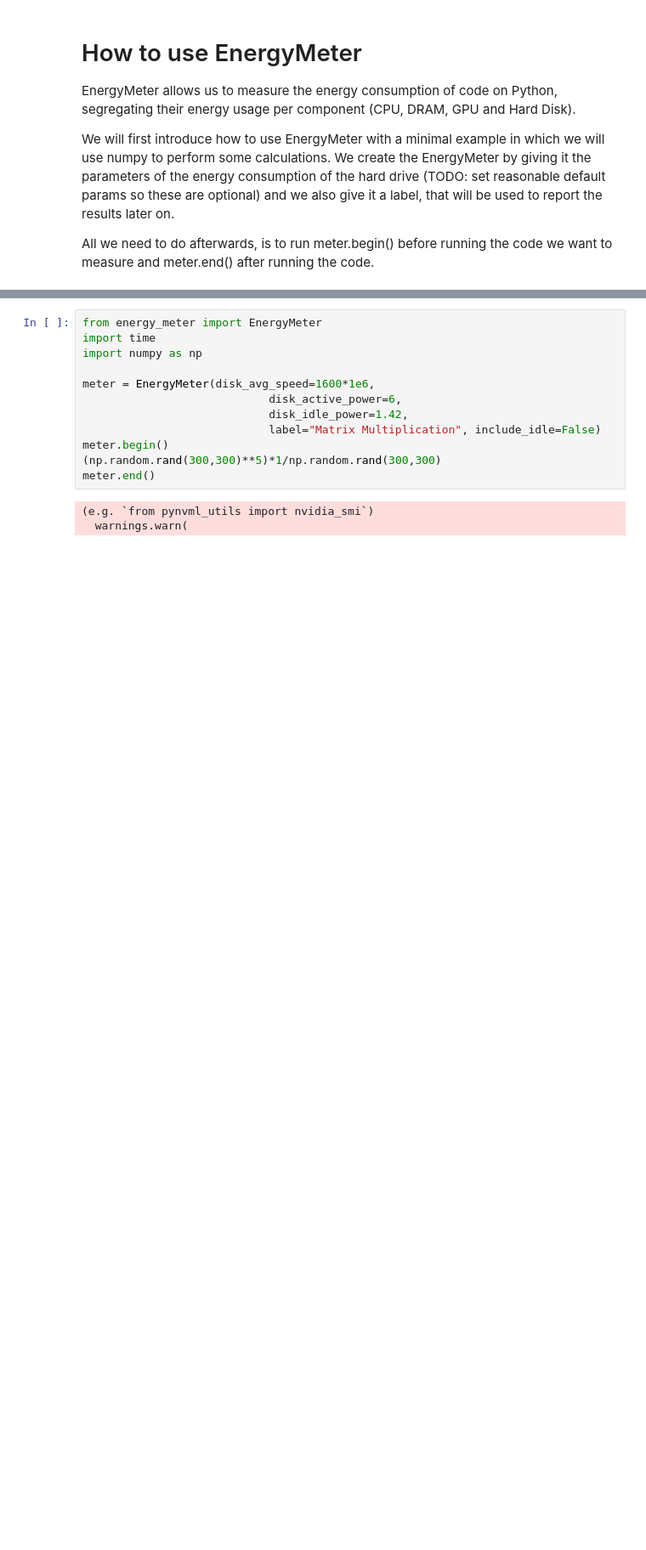
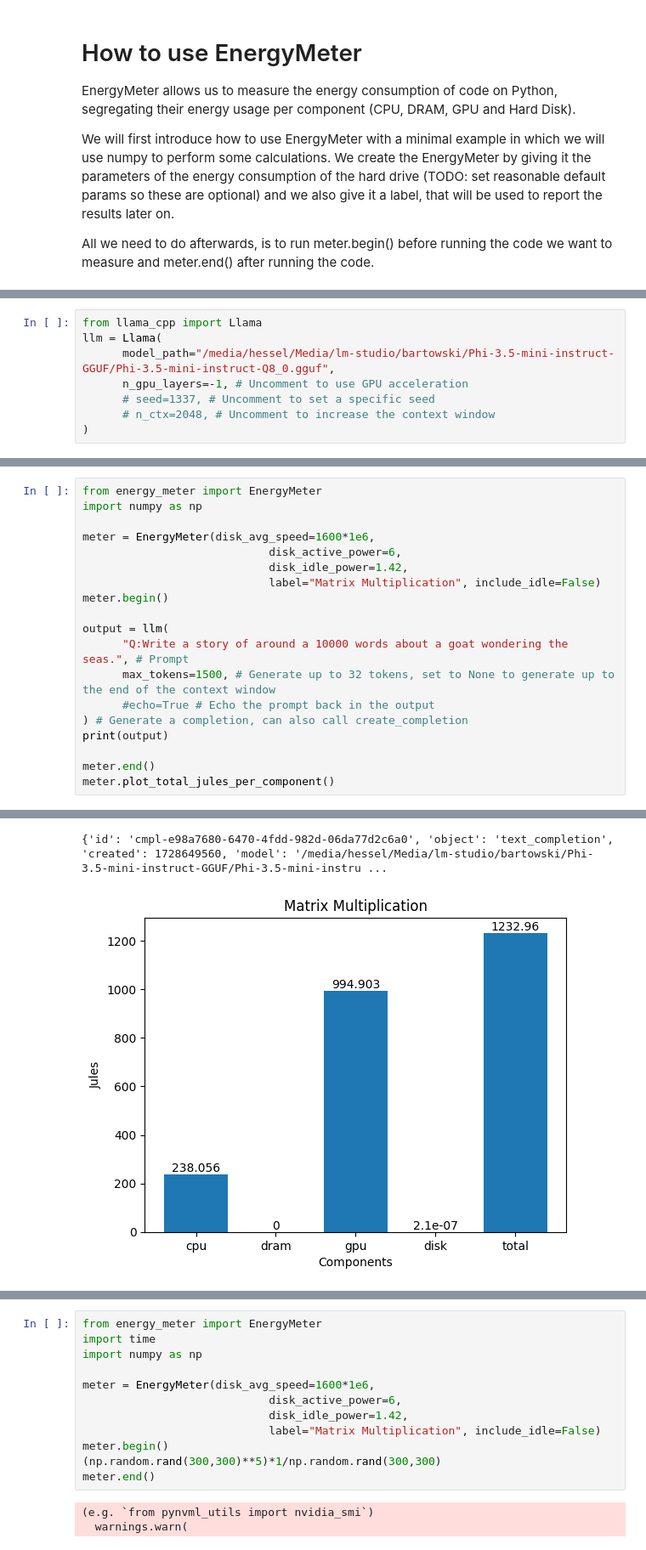
Before and after one commit to HesselTjeerdsma/master-thesis, a Jupyter notebook: src/tools/EnergyMeter/Measuring_energy_consumption.ipynb, the cells around one changed output, grey strips where cells are left out. Shown: that part at 85% size. Saved outputs shown, nothing was run; the diff lists cells and outputs as text; blank space fills up the shorter version.

Commit message:
wip: testing energy meter with conda

```diff
--- a/src/tools/EnergyMeter/Measuring_energy_consumption.ipynb
+++ b/src/tools/EnergyMeter/Measuring_energy_consumption.ipynb
@@ -8,0 +14,8 @@ All we need to do afterwards, is to run meter.begin() before running the code we
+# %%
+from llama_cpp import Llama
+llm = Llama(
+      model_path="/media/hessel/Media/lm-studio/bartowski/Phi-3.5-mini-instruct-GGUF/Phi-3.5-mini-instruct-Q8_0.gguf",
+      n_gpu_layers=-1, # Uncomment to use GPU acceleration
+      # seed=1337, # Uncomment to set a specific seed
+      # n_ctx=2048, # Uncomment to increase the context window
+)
@@ -8,0 +40,20 @@ All we need to do afterwards, is to run meter.begin() before running the code we
+# %%
+from energy_meter import EnergyMeter
+import numpy as np
+
+meter = EnergyMeter(disk_avg_speed=1600*1e6,
+                            disk_active_power=6,
+                            disk_idle_power=1.42,
+                            label="Matrix Multiplication", include_idle=False)
+meter.begin()
+
+output = llm(
+      "Q:Write a story of around a 10000 words about a goat wondering the seas.", # Prompt
+      max_tokens=1500, # Generate up to 32 tokens, set to None to generate up to the end of the context window
+      #echo=True # Echo the prompt back in the output
+) # Generate a completion, can also call create_completion
+print(output)
+
+meter.end()
+meter.plot_total_jules_per_component()
+# %% [output]
@@ -8,0 +65,2 @@ All we need to do afterwards, is to run meter.begin() before running the code we
+{'id': 'cmpl-e98a7680-6470-4fdd-982d-06da77d2c6a0', 'object': 'text_completion', 'created': 1728649560, 'model': '/media/hessel/Media/lm-studio/bartowski/Phi-3.5-mini-instruct-GGUF/Phi-3.5-mini-instru ...
+[figure, added]
```
Also changed, not shown: parts of 11 cells of this notebook, 1 other file.
